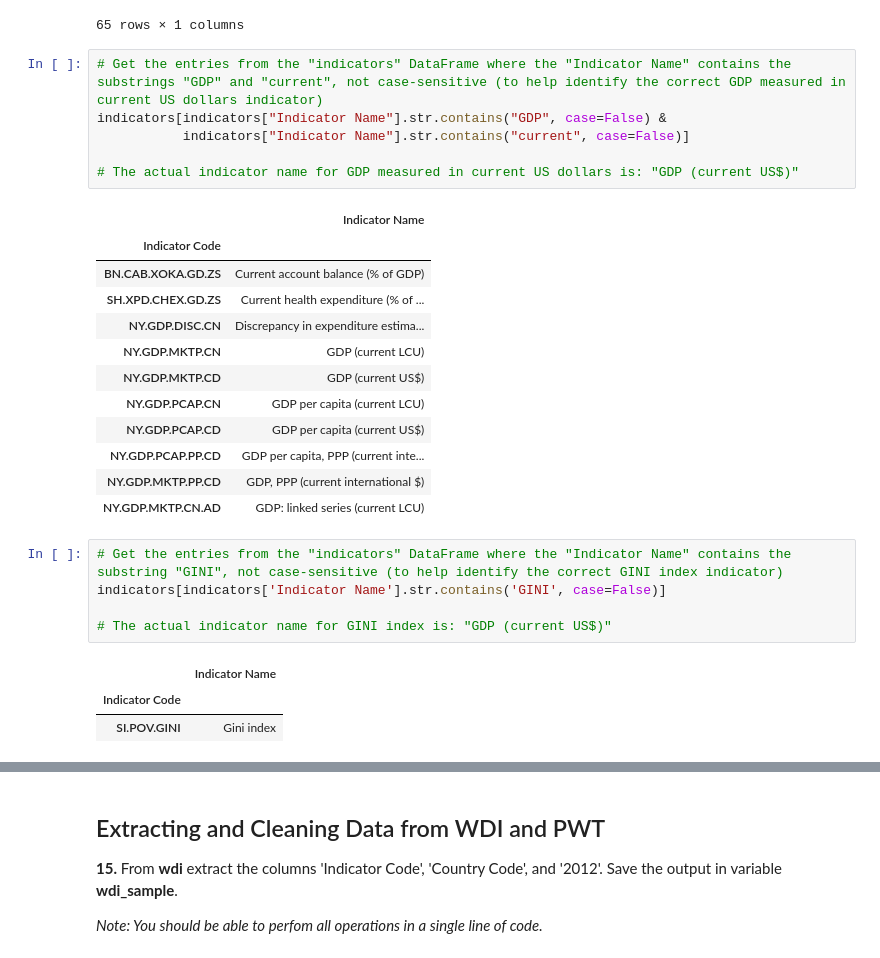
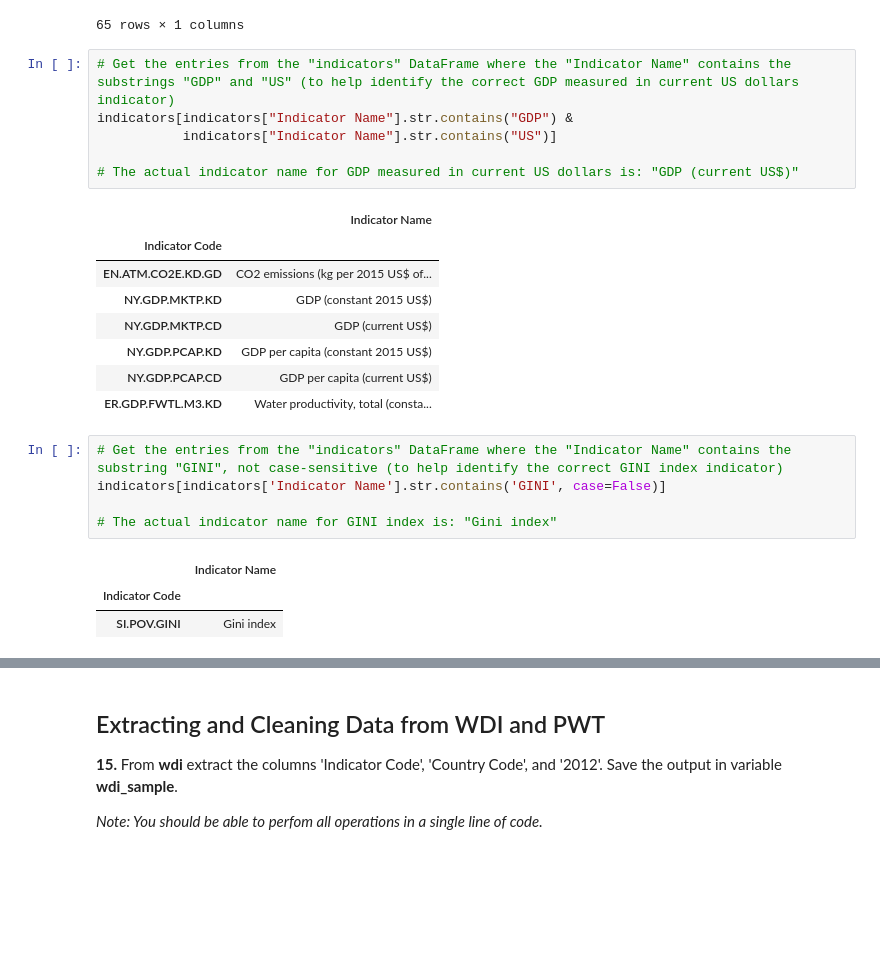
Before and after one commit to mgalao/programming-for-data-science-assignment-2, a Jupyter notebook: Marco_HW2.20201545_20240519.ipynb, the cells around one changed output, grey strips where cells are left out. Cells and saved outputs as stored; diff of their text form; blank space fills up the shorter version.

```diff
--- a/Marco_HW2.20201545_20240519.ipynb
+++ b/Marco_HW2.20201545_20240519.ipynb
@@ -380,29 +398,25 @@ indicators[indicators["Indicator Name"].str.contains("Population")]
 | SP.POP.TOTL | Population, total |
 65 rows × 1 columns
 # %%
-# Get the entries from the "indicators" DataFrame where the "Indicator Name" contains the substrings "GDP" and "current", not case-sensitive (to help identify the correct GDP measured in current US dollars indicator)
-indicators[indicators["Indicator Name"].str.contains("GDP", case=False) &
-           indicators["Indicator Name"].str.contains("current", case=False)]
+# Get the entries from the "indicators" DataFrame where the "Indicator Name" contains the substrings "GDP" and "US" (to help identify the correct GDP measured in current US dollars indicator)
+indicators[indicators["Indicator Name"].str.contains("GDP") &
+           indicators["Indicator Name"].str.contains("US")]
 
 # The actual indicator name for GDP measured in current US dollars is: "GDP (current US$)"
 # %% [output]
 |  | Indicator Name |
 | Indicator Code |  |
-| BN.CAB.XOKA.GD.ZS | Current account balance (% of GDP) |
-| SH.XPD.CHEX.GD.ZS | Current health expenditure (% of ... |
-| NY.GDP.DISC.CN | Discrepancy in expenditure estima... |
-| NY.GDP.MKTP.CN | GDP (current LCU) |
+| EN.ATM.CO2E.KD.GD | CO2 emissions (kg per 2015 US$ of... |
+| NY.GDP.MKTP.KD | GDP (constant 2015 US$) |
 | NY.GDP.MKTP.CD | GDP (current US$) |
-| NY.GDP.PCAP.CN | GDP per capita (current LCU) |
+| NY.GDP.PCAP.KD | GDP per capita (constant 2015 US$) |
 | NY.GDP.PCAP.CD | GDP per capita (current US$) |
-| NY.GDP.PCAP.PP.CD | GDP per capita, PPP (current inte... |
-| NY.GDP.MKTP.PP.CD | GDP, PPP (current international $) |
-| NY.GDP.MKTP.CN.AD | GDP: linked series (current LCU) |
+| ER.GDP.FWTL.M3.KD | Water productivity, total (consta... |
 # %%
 # Get the entries from the "indicators" DataFrame where the "Indicator Name" contains the substring "GINI", not case-sensitive (to help identify the correct GINI index indicator)
 indicators[indicators['Indicator Name'].str.contains('GINI', case=False)]
 
-# The actual indicator name for GINI index is: "GDP (current US$)"
+# The actual indicator name for GINI index is: "Gini index"
 # %% [output]
 |  | Indicator Name |
 | Indicator Code |  |
```
Also changed, not shown: parts of 11 cells of this notebook, 1 other file.
